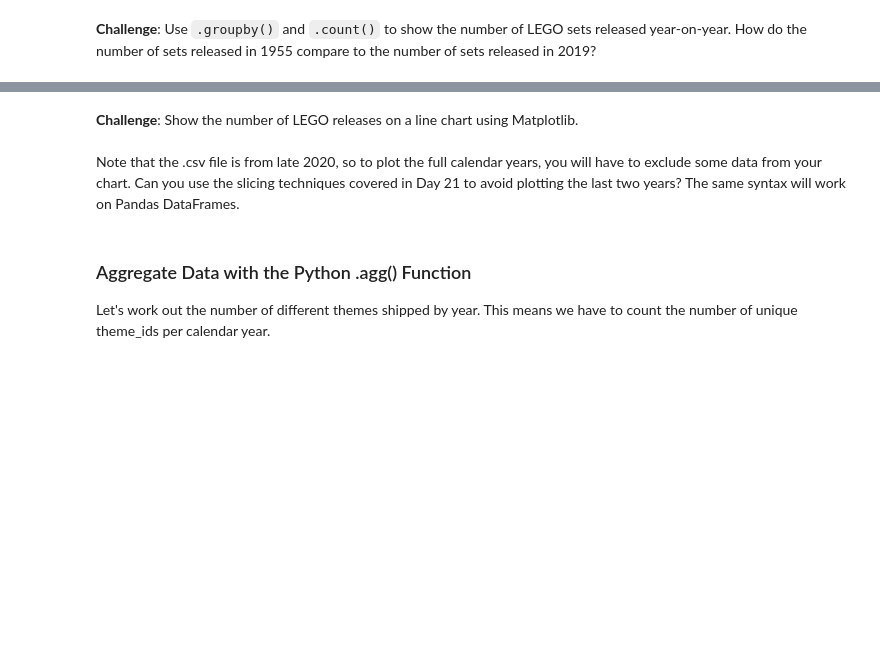
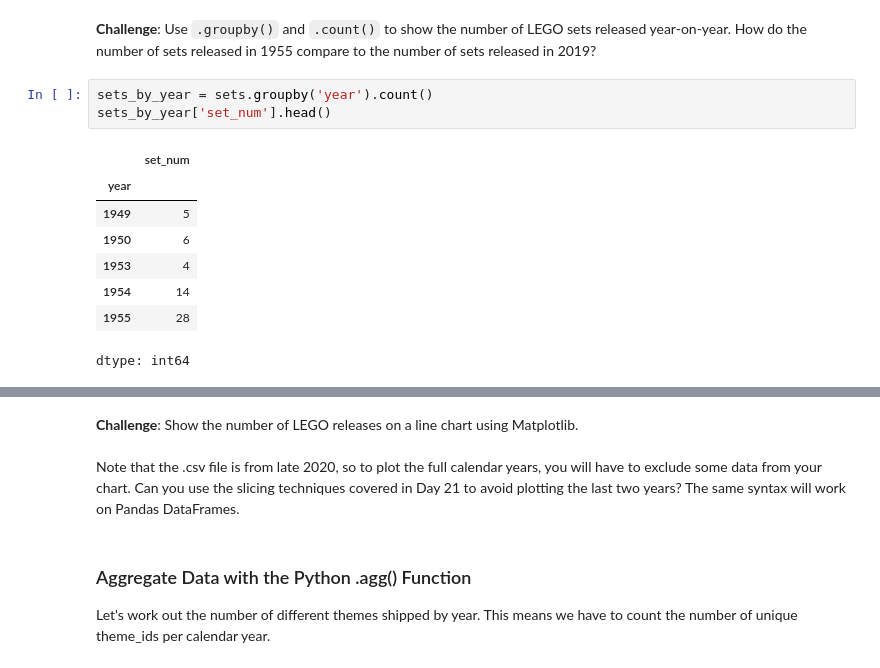
Before and after one commit to samuelard7/colab, a Jupyter notebook: Lego_Analysis.ipynb, the cells around one changed output, grey strips where cells are left out. Cells and saved outputs as stored; diff of their text form; blank space fills up the shorter version.

```diff
--- a/Lego_Analysis.ipynb
+++ b/Lego_Analysis.ipynb
@@ -134,2 +145,14 @@ sets[sets['year'] == 1949]
 # %% [markdown]
 **Challenge**: Use <code>.groupby()</code> and <code>.count()</code> to show the number of LEGO sets released year-on-year. How do the number of sets released in 1955 compare to the number of sets released in 2019?
+# %%
+sets_by_year = sets.groupby('year').count()
+sets_by_year['set_num'].head()
+# %% [output]
+|  | set_num |
+| year |  |
+| 1949 | 5 |
+| 1950 | 6 |
+| 1953 | 4 |
+| 1954 | 14 |
+| 1955 | 28 |
+dtype: int64
```
Also changed, not shown: parts of 3 cells of this notebook.
